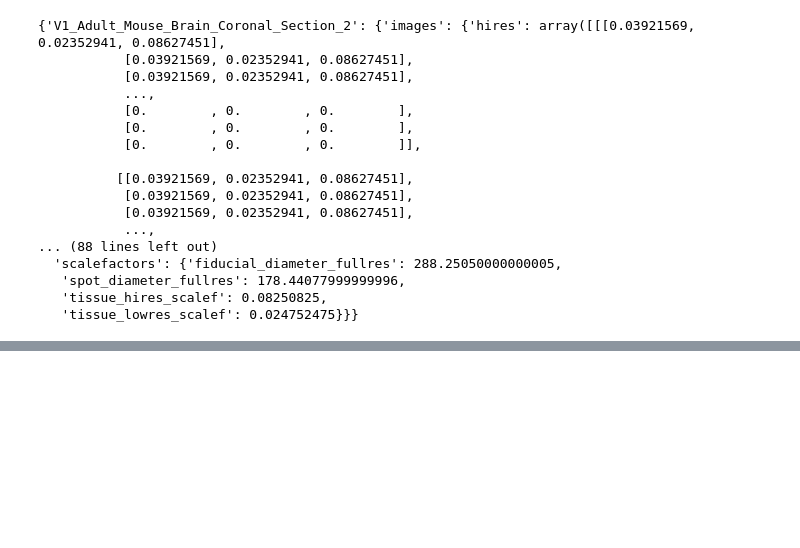
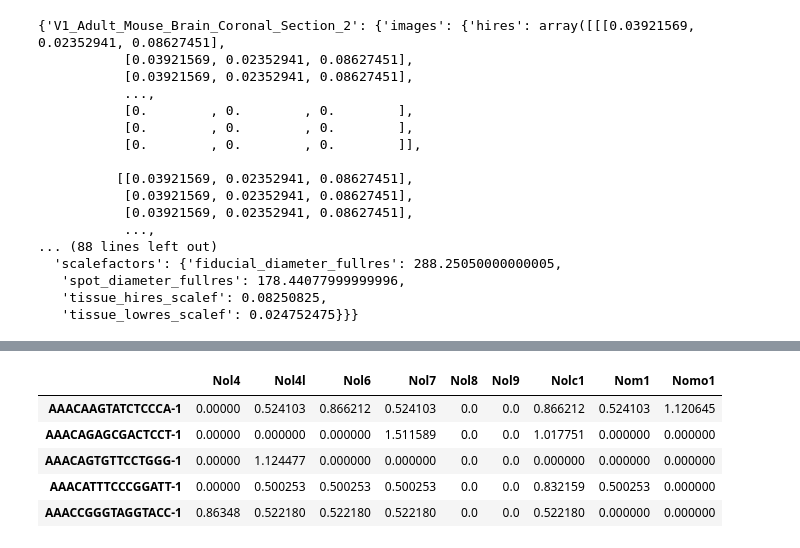
Before and after one commit to idf-io/SpatialPipe, a Jupyter notebook: tutorials/squidpy_framework_exploration_VISIUM.ipynb, the cells around one changed output, grey strips where cells are left out. Saved outputs shown, nothing was run; the diff lists cells and outputs as text; code cells hidden in the pictures; blank space fills up the shorter version.

```diff
--- a/tutorials/squidpy_framework_exploration_VISIUM.ipynb
+++ b/tutorials/squidpy_framework_exploration_VISIUM.ipynb
@@ -236,0 +257,9 @@ adata.uns['spatial']
+# %%
+adata.to_df().head().sort_index(axis=1).iloc[:, 10000:10009]
+# %% [output]
+|  | Nol4 | Nol4l | Nol6 | Nol7 | Nol8 | Nol9 | Nolc1 | Nom1 | Nomo1 |
+| AAACAAGTATCTCCCA-1 | 0.00000 | 0.524103 | 0.866212 | 0.524103 | 0.0 | 0.0 | 0.866212 | 0.524103 | 1.120645 |
+| AAACAGAGCGACTCCT-1 | 0.00000 | 0.000000 | 0.000000 | 1.511589 | 0.0 | 0.0 | 1.017751 | 0.000000 | 0.000000 |
+| AAACAGTGTTCCTGGG-1 | 0.00000 | 1.124477 | 0.000000 | 0.000000 | 0.0 | 0.0 | 0.000000 | 0.000000 | 0.000000 |
+| AAACATTTCCCGGATT-1 | 0.00000 | 0.500253 | 0.500253 | 0.500253 | 0.0 | 0.0 | 0.832159 | 0.500253 | 0.000000 |
+| AAACCGGGTAGGTACC-1 | 0.86348 | 0.522180 | 0.522180 | 0.522180 | 0.0 | 0.0 | 0.522180 | 0.000000 | 0.000000 |
```
Also changed, not shown: parts of 3 cells of this notebook.
